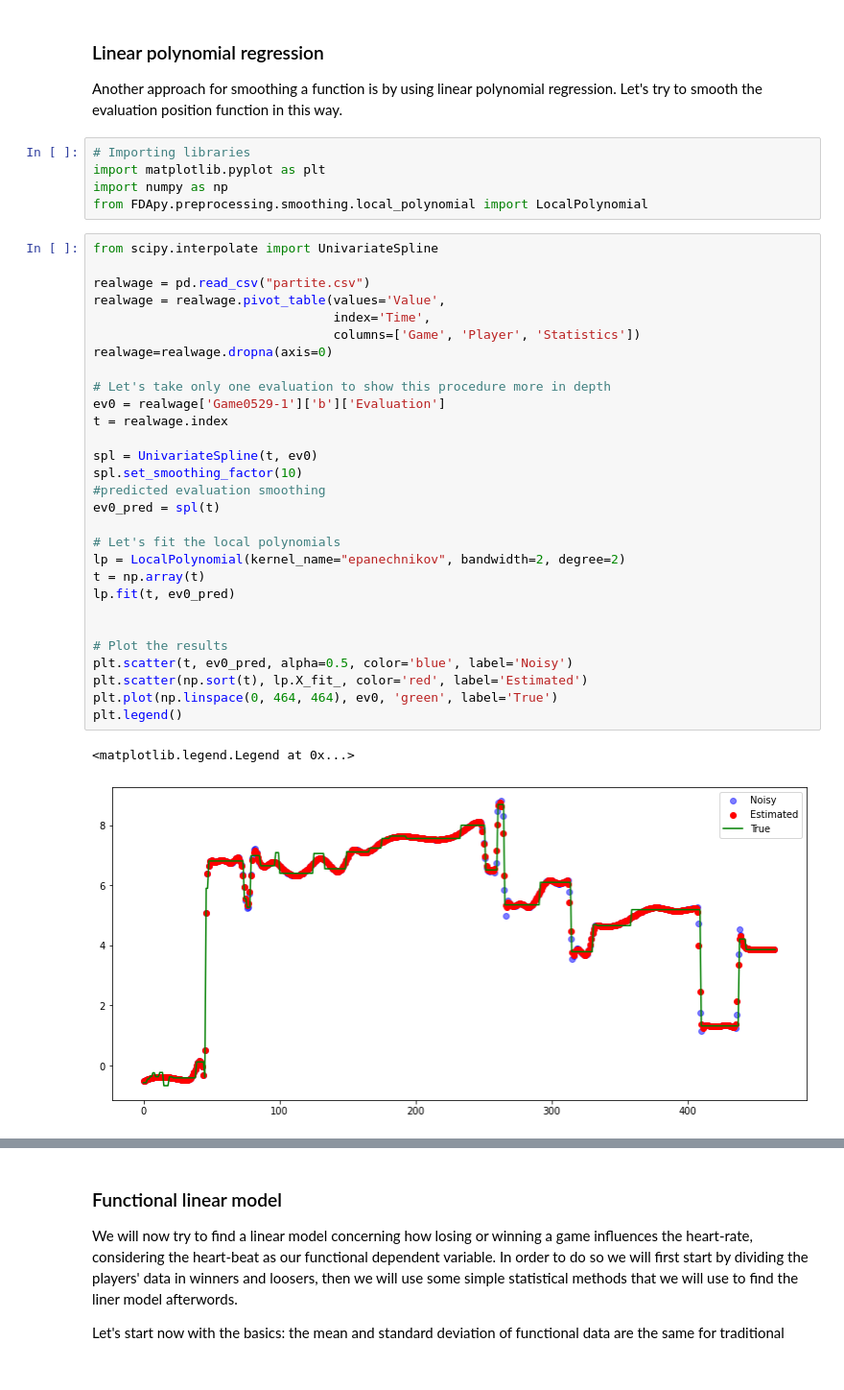
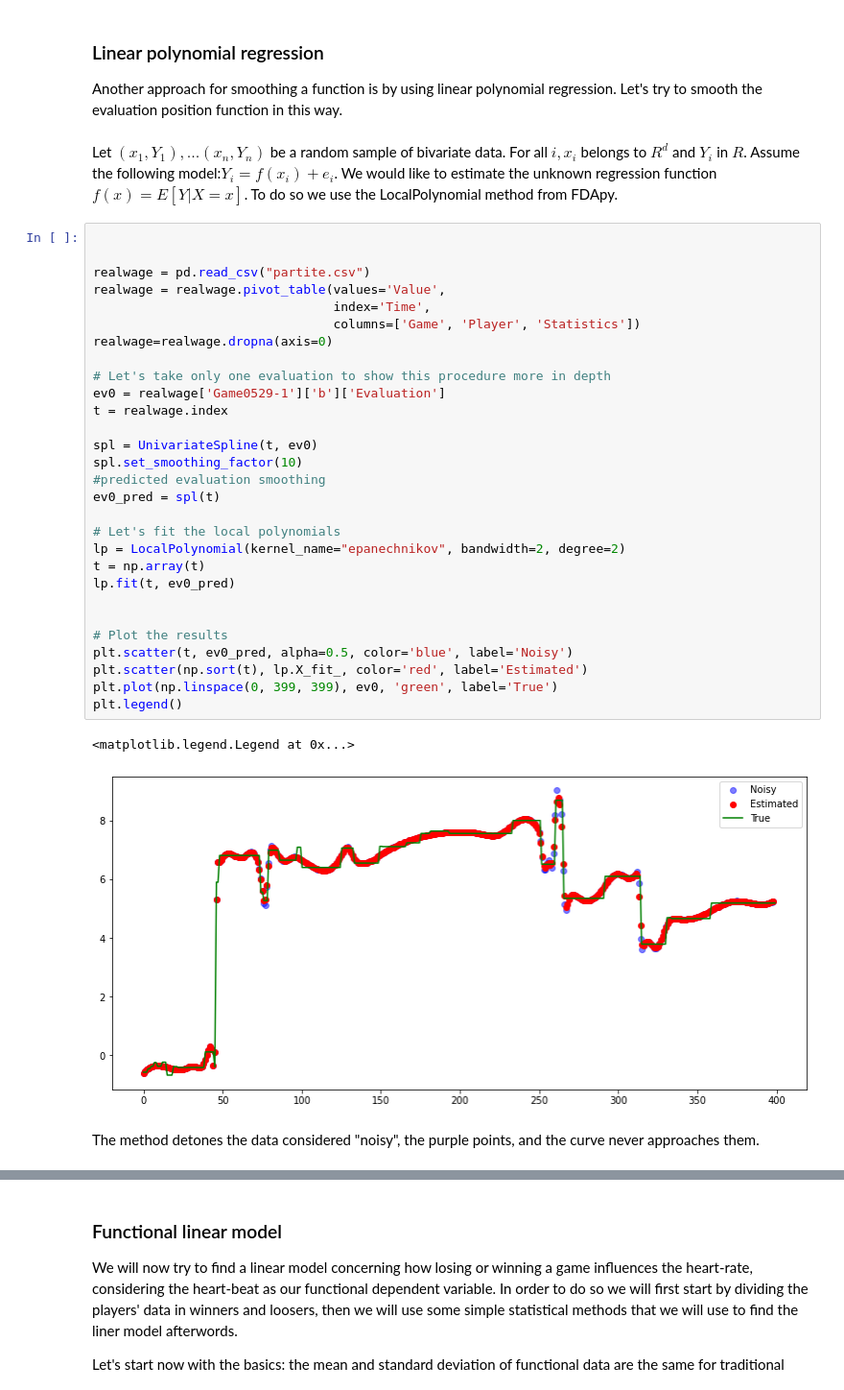
Before and after one commit to tommdim/statistics-101, a Jupyter notebook: project/src/FDA_tot.ipynb, the cells around one changed output, grey strips where cells are left out. Shown at 96% size. Saved outputs shown, nothing was run; the diff lists cells and outputs as text.

```diff
--- a/project/src/FDA_tot.ipynb
+++ b/project/src/FDA_tot.ipynb
@@ -392,43 +424,42 @@ plt.show()
 # %% [markdown]
 ### Linear polynomial regression
 Another approach for smoothing a function is by using linear polynomial regression. Let's try to smooth the evaluation position function in this way.
-# %%
-# Importing libraries
-import matplotlib.pyplot as plt
-import numpy as np
-from FDApy.preprocessing.smoothing.local_polynomial import LocalPolynomial
+# %% [markdown]
+Let $ (x_1,Y_1),...(x_n,Y_n)$ be a random sample of bivariate data. For all $ i,x_i $ belongs to $ R ^d $ and $ Y_i $ in $R$. Assume the following model:$ Y_i = f(x_i)+e_i $. We would like to estimate the unknown regression function $ f(x) = E[Y|X=x] $. To do so we use the LocalPolynomial method from FDApy.
 # %%
-from scipy.interpolate import UnivariateSpline
+
 
 realwage = pd.read_csv("partite.csv")
 realwage = realwage.pivot_table(values='Value',
                                 index='Time',
                                 columns=['Game', 'Player', 'Statistics'])
 realwage=realwage.dropna(axis=0)
 
 # Let's take only one evaluation to show this procedure more in depth
 ev0 = realwage['Game0529-1']['b']['Evaluation']
 t = realwage.index
 
 spl = UnivariateSpline(t, ev0)
 spl.set_smoothing_factor(10)
 #predicted evaluation smoothing
 ev0_pred = spl(t)
 
 # Let's fit the local polynomials
 lp = LocalPolynomial(kernel_name="epanechnikov", bandwidth=2, degree=2)
 t = np.array(t)
 lp.fit(t, ev0_pred)
 
 
 # Plot the results
 plt.scatter(t, ev0_pred, alpha=0.5, color='blue', label='Noisy')
 plt.scatter(np.sort(t), lp.X_fit_, color='red', label='Estimated')
-plt.plot(np.linspace(0, 464, 464), ev0, 'green', label='True')
+plt.plot(np.linspace(0, 399, 399), ev0, 'green', label='True')
 plt.legend()
 # %% [output]
 <matplotlib.legend.Legend at 0x...>
-[figure, old version]
+[figure, new version]
+# %% [markdown]
+The method detones the data considered "noisy", the purple points, and the curve never approaches them.
 # %%
 # Now we estimate the curve on a grid
 y_pred = lp.predict(np.linspace(-2, 500, 500))
```
Also changed, not shown: parts of 40 cells of this notebook, 1 other file.
